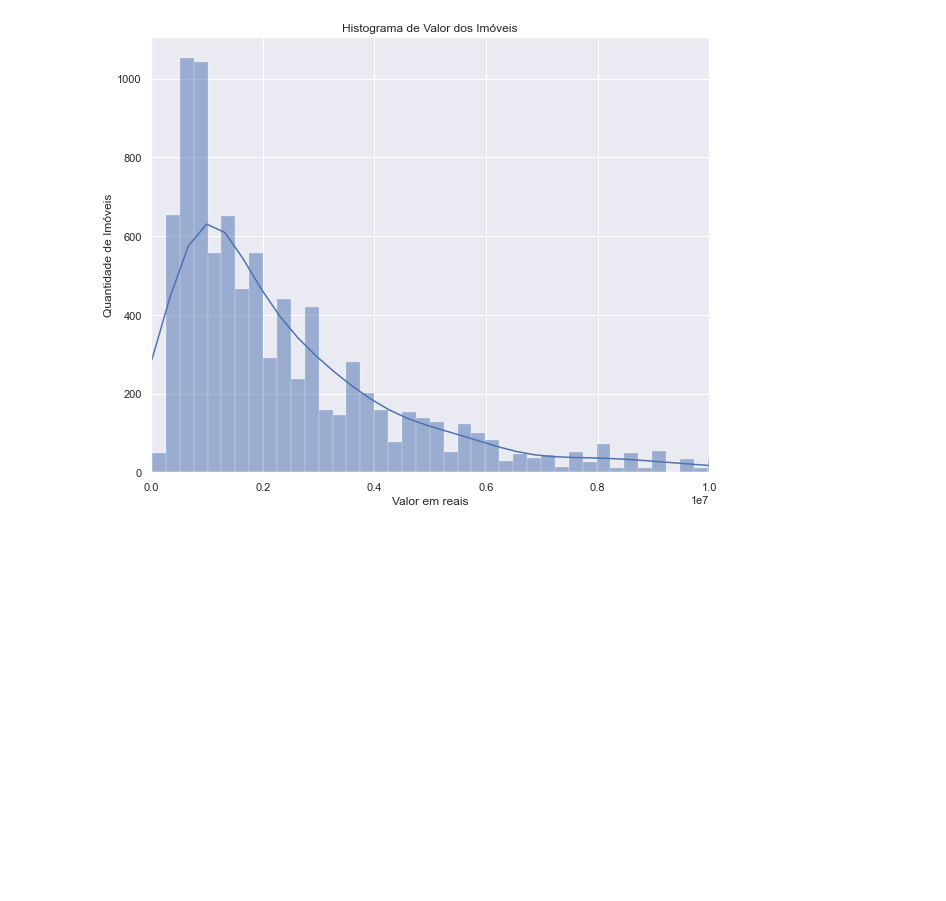
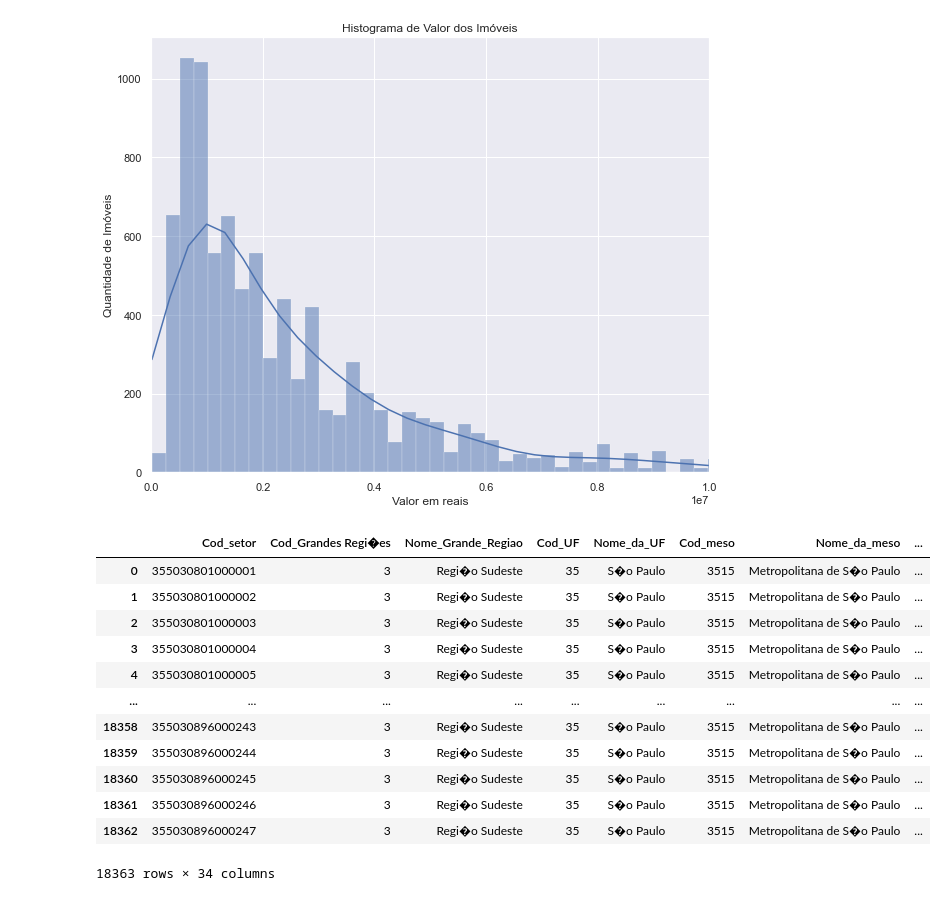
Before and after one commit to JaquelineJunko/alura_imersao_dados_4, a Jupyter notebook: aula01.ipynb, the cells around one changed output. Drawn from its saved outputs; the diff is of its cells as text; code cells hidden in the pictures; blank space fills up the shorter version.

```diff
--- a/aula01.ipynb
+++ b/aula01.ipynb
@@ -383,3 +385,21 @@ plt.xlim((-50, 10000000))
 plt.show()
 # %% [output]
 [figure]
+# %%
+import pandas as pd
+ibge_url = "https://gist.githubusercontent.com/tgcsantos/85f8c7b0a2edbc3e27fcad619b37d886/raw/a4954781e6bca9cb804062a3eea0b3b84679daf4/Basico_SP1.csv"
+pd.read_csv(ibge_url, delimiter=';')
+# %% [output]
+|  | Cod_setor | Cod_Grandes Regi�es | Nome_Grande_Regiao | Cod_UF | Nome_da_UF | Cod_meso | Nome_da_meso | ... |
+| 0 | 355030801000001 | 3 | Regi�o Sudeste | 35 | S�o Paulo | 3515 | Metropolitana de S�o Paulo | ... |
+| 1 | 355030801000002 | 3 | Regi�o Sudeste | 35 | S�o Paulo | 3515 | Metropolitana de S�o Paulo | ... |
+| 2 | 355030801000003 | 3 | Regi�o Sudeste | 35 | S�o Paulo | 3515 | Metropolitana de S�o Paulo | ... |
+| 3 | 355030801000004 | 3 | Regi�o Sudeste | 35 | S�o Paulo | 3515 | Metropolitana de S�o Paulo | ... |
+| 4 | 355030801000005 | 3 | Regi�o Sudeste | 35 | S�o Paulo | 3515 | Metropolitana de S�o Paulo | ... |
+| ... | ... | ... | ... | ... | ... | ... | ... | ... |
+| 18358 | 355030896000243 | 3 | Regi�o Sudeste | 35 | S�o Paulo | 3515 | Metropolitana de S�o Paulo | ... |
+| 18359 | 355030896000244 | 3 | Regi�o Sudeste | 35 | S�o Paulo | 3515 | Metropolitana de S�o Paulo | ... |
+| 18360 | 355030896000245 | 3 | Regi�o Sudeste | 35 | S�o Paulo | 3515 | Metropolitana de S�o Paulo | ... |
+| 18361 | 355030896000246 | 3 | Regi�o Sudeste | 35 | S�o Paulo | 3515 | Metropolitana de S�o Paulo | ... |
+| 18362 | 355030896000247 | 3 | Regi�o Sudeste | 35 | S�o Paulo | 3515 | Metropolitana de S�o Paulo | ... |
+18363 rows × 34 columns
```
Also changed, not shown: parts of 1 cell of this notebook.
